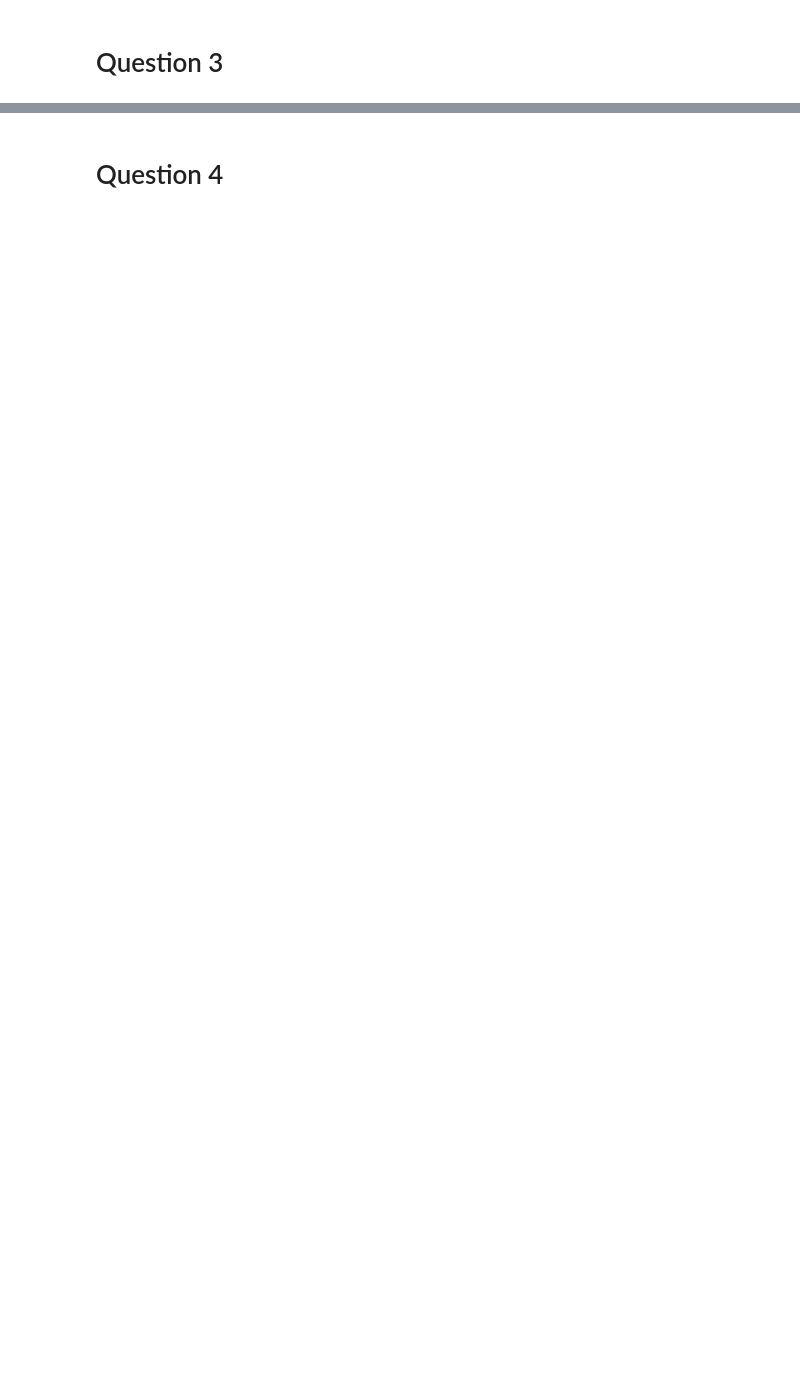
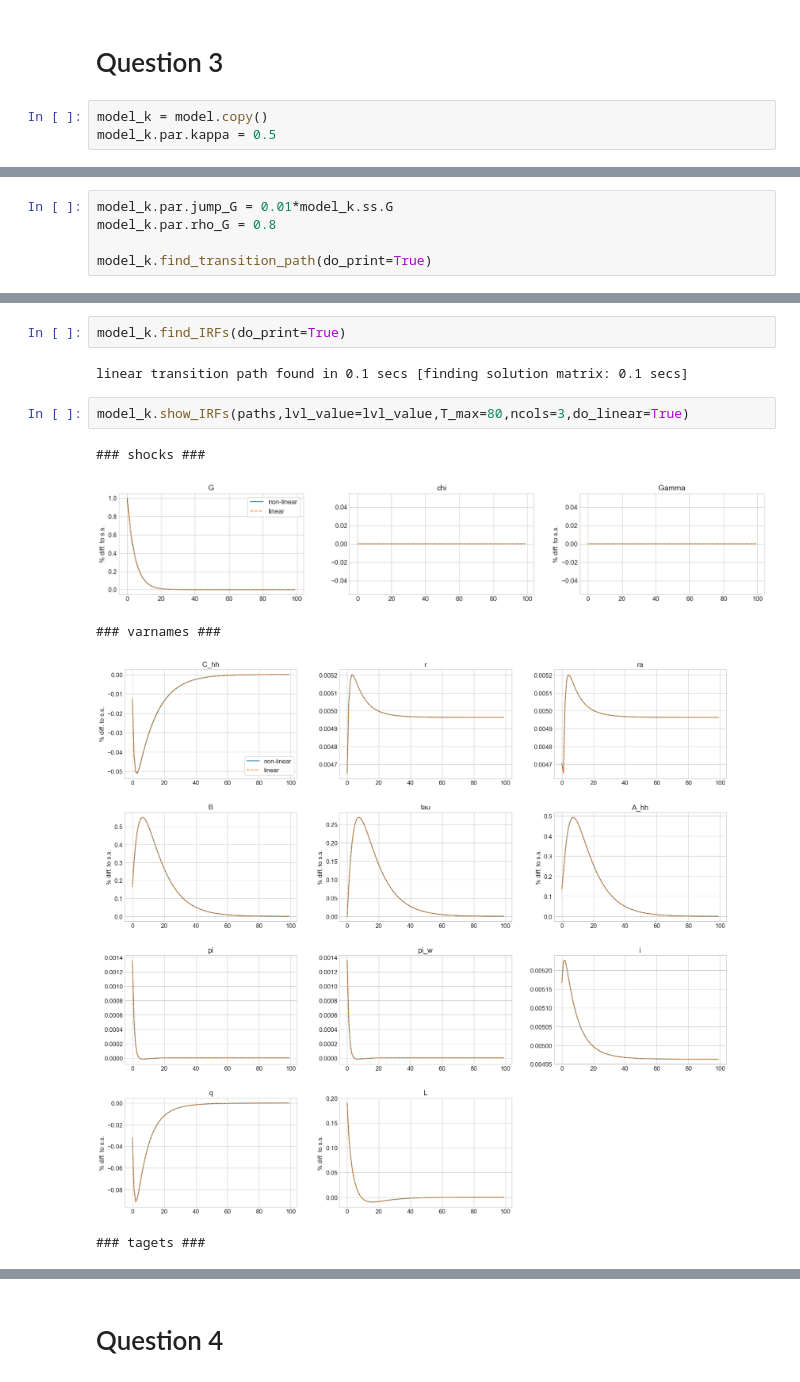
Before and after one commit to AskerNC/AdvMacroHet, a Jupyter notebook: Assignments/Handin/A2_HANK/HANK.ipynb, the cells around one changed output, grey strips where cells are left out. Cells and saved outputs as stored; diff of their text form; blank space fills up the shorter version.

```diff
--- a/Assignments/Handin/A2_HANK/HANK.ipynb
+++ b/Assignments/Handin/A2_HANK/HANK.ipynb
@@ -301,2 +338,5 @@ model.show_IRFs(paths,lvl_value=lvl_value)
 # %% [markdown]
 # Question 3
+# %%
+model_k = model.copy()
+model_k.par.kappa = 0.5
@@ -302,0 +356,5 @@ model.show_IRFs(paths,lvl_value=lvl_value)
+# %%
+model_k.par.jump_G = 0.01*model_k.ss.G
+model_k.par.rho_G = 0.8
+
+model_k.find_transition_path(do_print=True)
@@ -302,0 +380,12 @@ model.show_IRFs(paths,lvl_value=lvl_value)
+# %%
+model_k.find_IRFs(do_print=True)
+# %% [output]
+linear transition path found in 0.1 secs [finding solution matrix: 0.1 secs]
+# %%
+model_k.show_IRFs(paths,lvl_value=lvl_value,T_max=80,ncols=3,do_linear=True)
+# %% [output]
+### shocks ###
+[figure, added]
+### varnames ###
+[figure, added]
+### tagets ###
```
Also changed, not shown: parts of 20 cells of this notebook, 3 other files.
